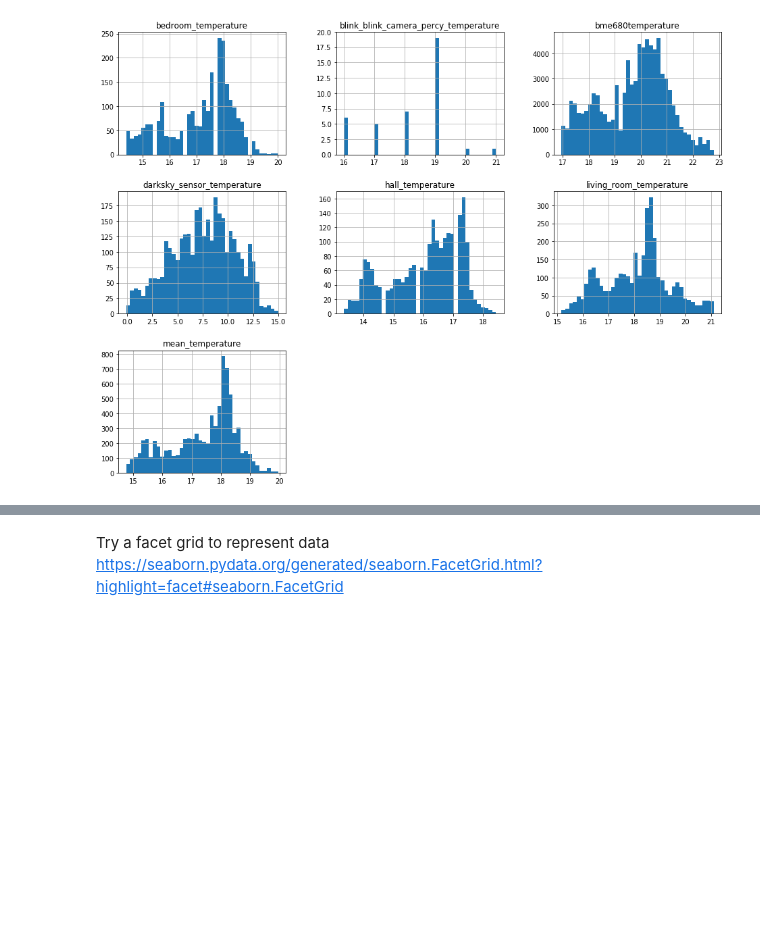
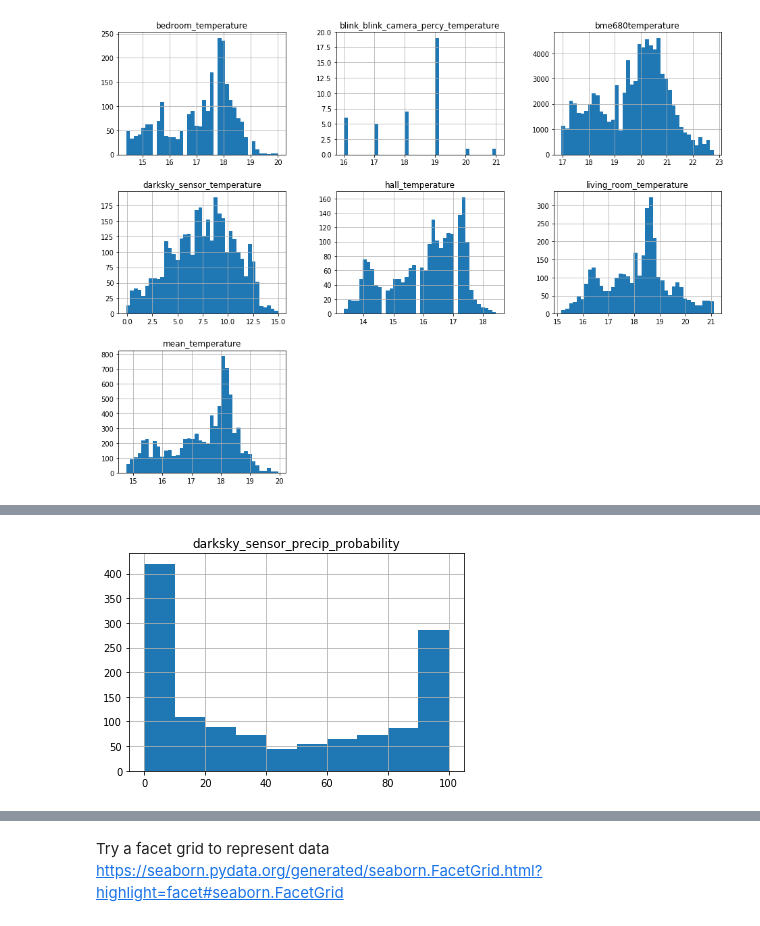
Before and after one commit to robmarkcole/HASS-data-science, a Jupyter notebook: SQLAlchemy HASS 21-11-2017.ipynb, the cells around one changed output, grey strips where cells are left out. Cells and saved outputs as stored; diff of their text form; code cells hidden in the pictures; blank space fills up the shorter version.

```diff
--- a/SQLAlchemy HASS 21-11-2017.ipynb
+++ b/SQLAlchemy HASS 21-11-2017.ipynb
@@ -327,0 +349,5 @@ See the caveats in the documentation: http://pandas.pydata.org/pandas-docs/stabl
+# %%
+sensors_df[['darksky_sensor_precip_probability']].dropna().hist(bins=10)
+ax.legend(loc='center left', bbox_to_anchor=(1, 0.5));
+# %% [output]
+[figure, added]
```
Also changed, not shown: parts of 20 cells of this notebook.
